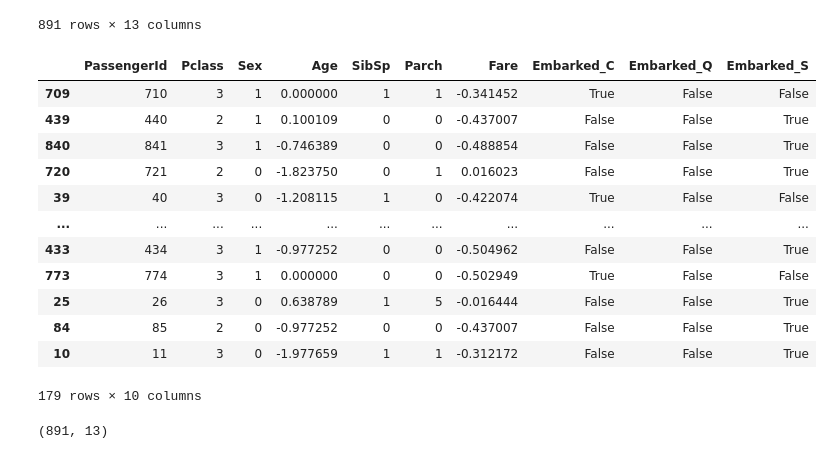
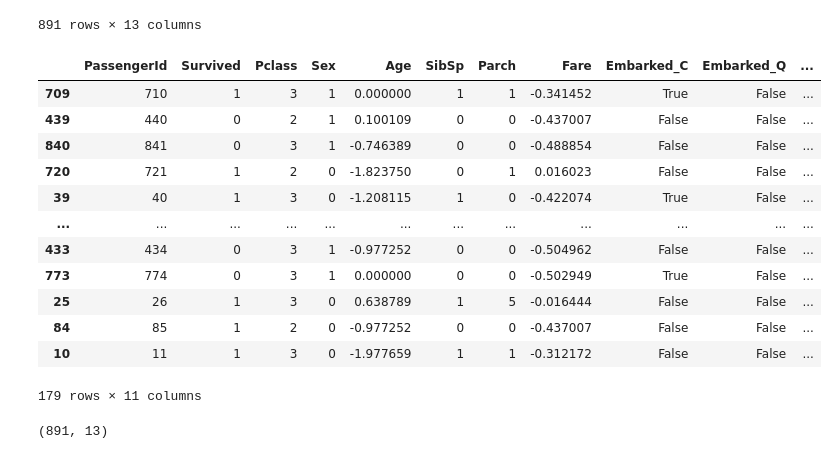
Before and after one commit to BarnalaManognaram/MachineLearning, a Jupyter notebook: ML1(Preprocessing).ipynb, the cells around one changed output. Drawn from its saved outputs; the diff is of its cells as text; code cells hidden in the pictures.

```diff
--- a/ML1(Preprocessing).ipynb
+++ b/ML1(Preprocessing).ipynb
@@ -186,25 +186,25 @@ df
 891 rows × 13 columns
 # %%
 #Train-Test Split train:80%, test-20%
-X = df.drop(['Survived', 'Name', 'Ticket'], axis=1)
+X = df.drop(['Name', 'Ticket'], axis=1)
 y = df['Survived']
 X_train, X_test, y_train, y_test = train_test_split(X, y, test_size=0.2, random_state=42)
 X_train
 X_test
 # %% [output]
-|  | PassengerId | Pclass | Sex | Age | SibSp | Parch | Fare | Embarked_C | Embarked_Q | Embarked_S |
-| 709 | 710 | 3 | 1 | 0.000000 | 1 | 1 | -0.341452 | True | False | False |
-| 439 | 440 | 2 | 1 | 0.100109 | 0 | 0 | -0.437007 | False | False | True |
-| 840 | 841 | 3 | 1 | -0.746389 | 0 | 0 | -0.488854 | False | False | True |
-| 720 | 721 | 2 | 0 | -1.823750 | 0 | 1 | 0.016023 | False | False | True |
-| 39 | 40 | 3 | 0 | -1.208115 | 1 | 0 | -0.422074 | True | False | False |
-| ... | ... | ... | ... | ... | ... | ... | ... | ... | ... | ... |
-| 433 | 434 | 3 | 1 | -0.977252 | 0 | 0 | -0.504962 | False | False | True |
-| 773 | 774 | 3 | 1 | 0.000000 | 0 | 0 | -0.502949 | True | False | False |
-| 25 | 26 | 3 | 0 | 0.638789 | 1 | 5 | -0.016444 | False | False | True |
-| 84 | 85 | 2 | 0 | -0.977252 | 0 | 0 | -0.437007 | False | False | True |
-| 10 | 11 | 3 | 0 | -1.977659 | 1 | 1 | -0.312172 | False | False | True |
+|  | PassengerId | Survived | Pclass | Sex | Age | SibSp | Parch | Fare | Embarked_C | Embarked_Q | ... |
+| 709 | 710 | 1 | 3 | 1 | 0.000000 | 1 | 1 | -0.341452 | True | False | ... |
+| 439 | 440 | 0 | 2 | 1 | 0.100109 | 0 | 0 | -0.437007 | False | False | ... |
+| 840 | 841 | 0 | 3 | 1 | -0.746389 | 0 | 0 | -0.488854 | False | False | ... |
+| 720 | 721 | 1 | 2 | 0 | -1.823750 | 0 | 1 | 0.016023 | False | False | ... |
+| 39 | 40 | 1 | 3 | 0 | -1.208115 | 1 | 0 | -0.422074 | True | False | ... |
+| ... | ... | ... | ... | ... | ... | ... | ... | ... | ... | ... | ... |
+| 433 | 434 | 0 | 3 | 1 | -0.977252 | 0 | 0 | -0.504962 | False | False | ... |
+| 773 | 774 | 0 | 3 | 1 | 0.000000 | 0 | 0 | -0.502949 | True | False | ... |
+| 25 | 26 | 1 | 3 | 0 | 0.638789 | 1 | 5 | -0.016444 | False | False | ... |
+| 84 | 85 | 1 | 2 | 0 | -0.977252 | 0 | 0 | -0.437007 | False | False | ... |
+| 10 | 11 | 1 | 3 | 0 | -1.977659 | 1 | 1 | -0.312172 | False | False | ... |
-179 rows × 10 columns
+179 rows × 11 columns
 # %%
 X_train.to_csv("Titanic-Dataset-Train.csv",index=True)
 X_test.to_csv("Titanic-Dataset-Test.csv",index=True)
```
Also changed, not shown: parts of 2 cells of this notebook, 3 other files.
